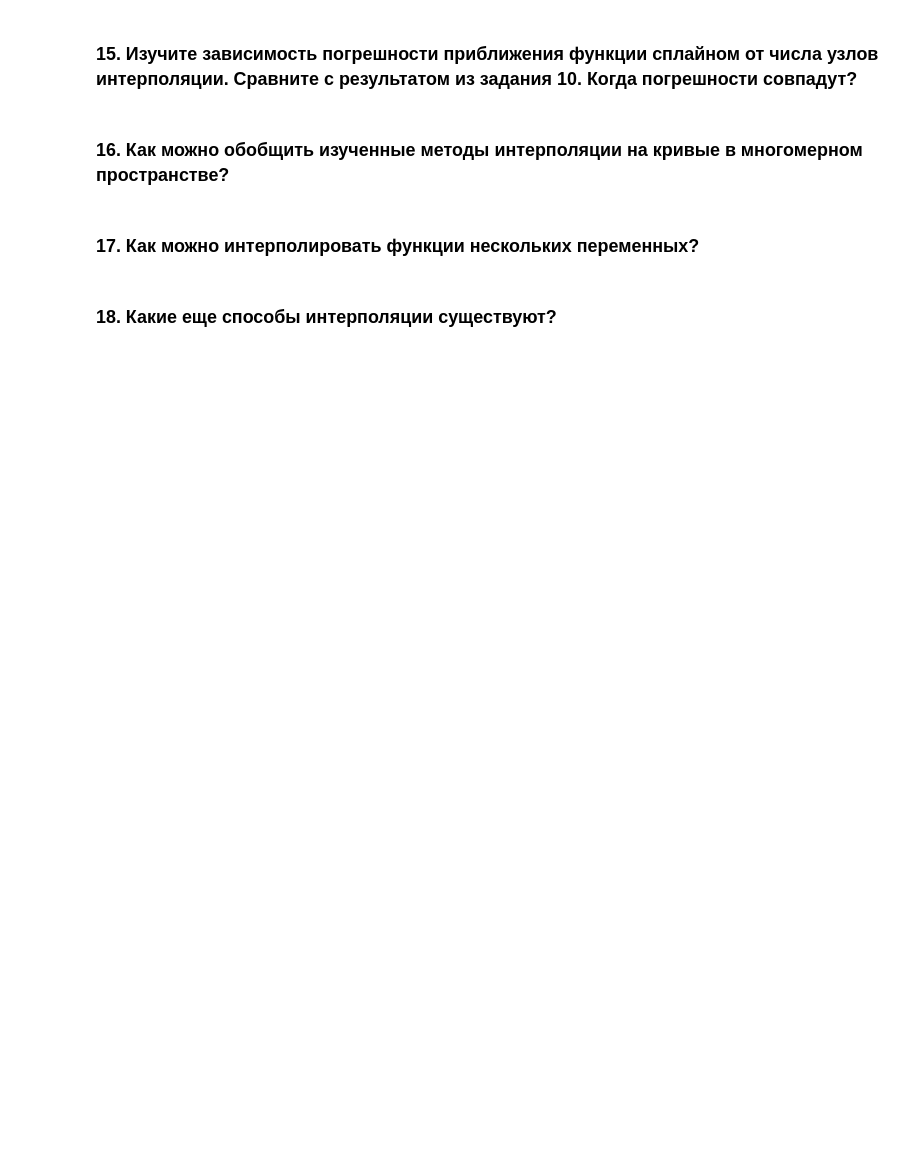
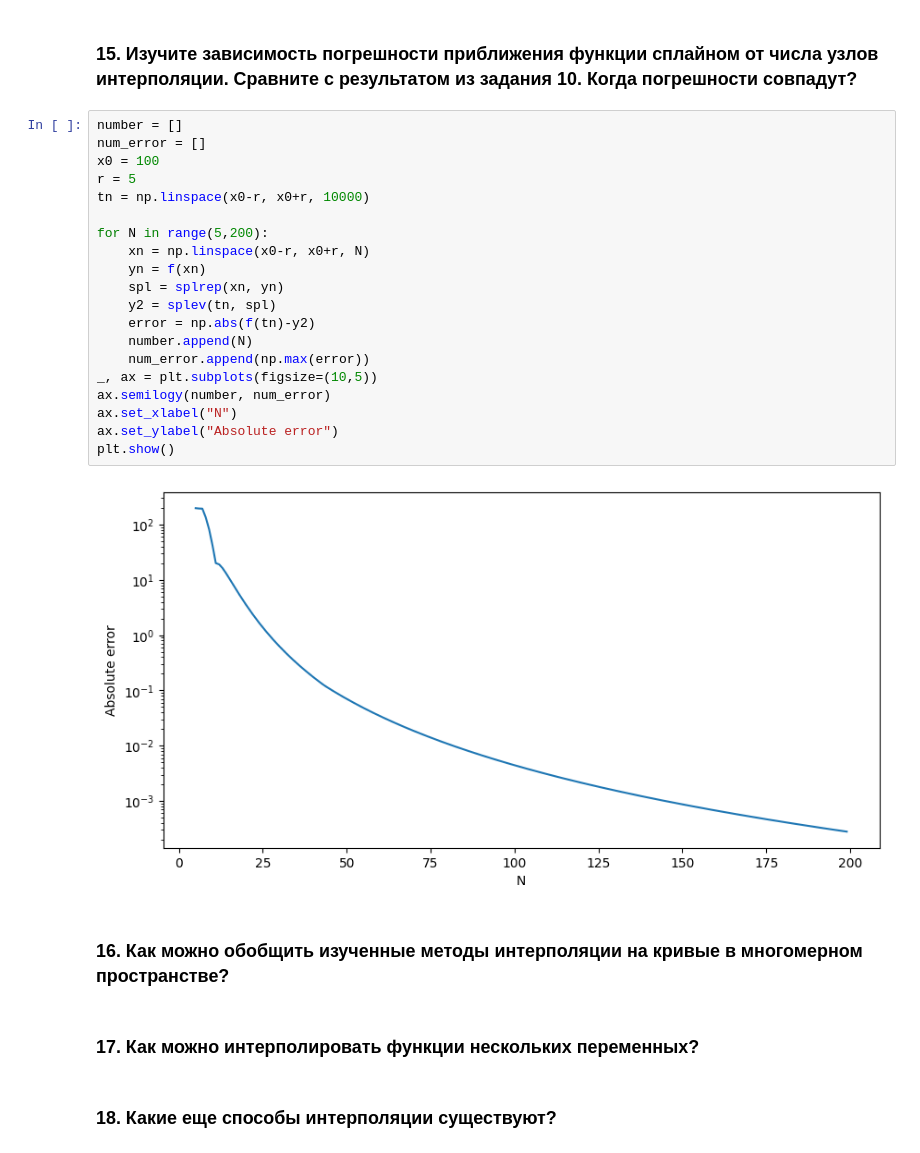
Before and after one commit to dyed-eye/numerical-methods, a Jupyter notebook: 4. Polynomial interpolation.ipynb, the cells around one changed output. Cells and saved outputs as stored; diff of their text form; blank space fills up the shorter version.

```diff
--- a/4. Polynomial interpolation.ipynb
+++ b/4. Polynomial interpolation.ipynb
@@ -414,5 +433,27 @@ plt.show()
 # %% [markdown]
 ### 15. Изучите зависимость погрешности приближения функции сплайном от числа узлов интерполяции. Сравните с результатом из задания 10. Когда погрешности совпадут?
+# %%
+number = []
+num_error = []
+x0 = 100
+r = 5
+tn = np.linspace(x0-r, x0+r, 10000)
+
+for N in range(5,200):
+    xn = np.linspace(x0-r, x0+r, N)
+    yn = f(xn)
+    spl = splrep(xn, yn)
+    y2 = splev(tn, spl)
+    error = np.abs(f(tn)-y2)
+    number.append(N)
+    num_error.append(np.max(error))
+_, ax = plt.subplots(figsize=(10,5))
+ax.semilogy(number, num_error)
+ax.set_xlabel("N")
+ax.set_ylabel("Absolute error")
+plt.show()
+# %% [output]
+[figure, added]
 # %% [markdown]
 ### 16. Как можно обобщить изученные методы интерполяции на кривые в многомерном пространстве?
 # %% [markdown]
```
Also changed, not shown: parts of 1 cell of this notebook.
